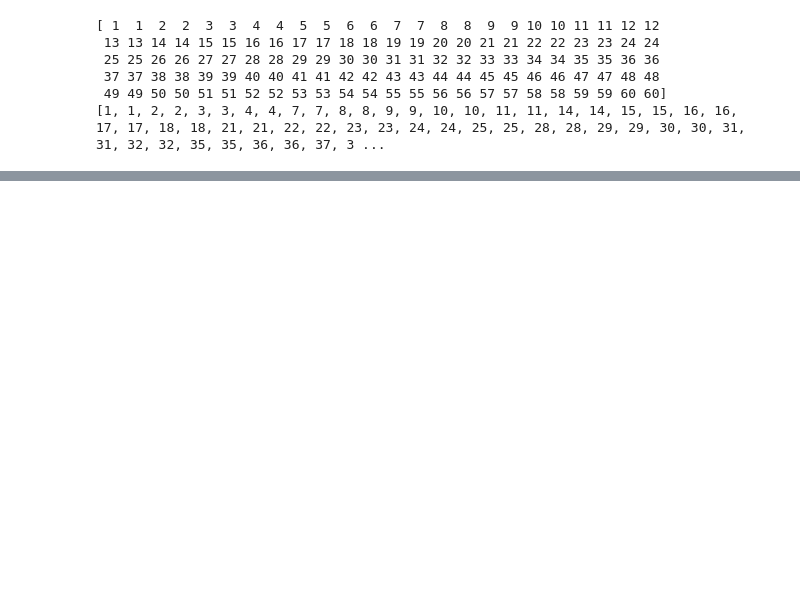
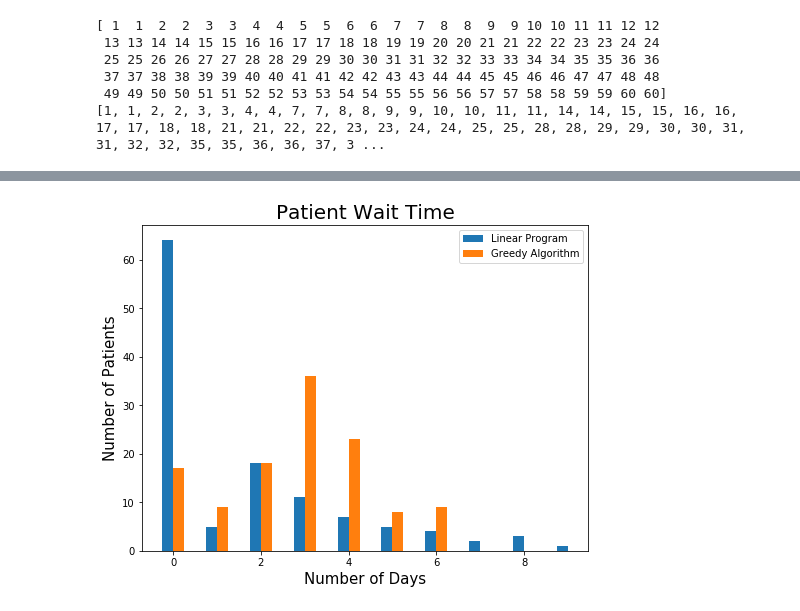
Before and after one commit to nma5214/TeamMayo, a Jupyter notebook: Greedy/Greedy_schedule_1.ipynb, the cells around one changed output, grey strips where cells are left out. Cells and saved outputs as stored; diff of their text form; code cells hidden in the pictures; blank space fills up the shorter version.

```diff
--- a/Greedy/Greedy_schedule_1.ipynb
+++ b/Greedy/Greedy_schedule_1.ipynb
@@ -539,0 +617,16 @@ Counter({0: 17, 1: 9, 2: 18, 3: 36, 4: 23, 5: 8, 6: 9})
+# %%
+#This code block is used to compare the wait times of a run from the linear program (given by wait_time_lp) and the
+#greedy algorithm on the same plot.
+wait_time_lp = [2.0, 0.0, 0.0, 0.0, 0.0, 0.0, 0.0, 0.0, 0.0, 0.0, 0.0, 0.0, 0.0, 0.0, 3.0, 0.0, 0.0, 0.0, 0.0, 0.0, 1.0, 0.0, 1.0, 0.0, 0.0, 2.0, 2.0, 3.0, 0.0, -0.0, 0.0, 0.0, 3.0, 3.0, 0.0, 0.0, 0.0, 1.0, 0.0, 2.0, 0.0,0.0, 4.0, 0.0, 2.0, 2.0, 8.0, 0.0, 0.0, 0.0, 5.0, 3.0, 2.0, 2.0, 0.0, 0.0, 2.0, 5.0, 0.0, 4.0, 7.0, 5.0, 0.0, 0.0, 3.0, 2.0, 4.0, 0.0, 8.0, 4.0, 5.0, 6.0, 0.0, 1.0, 0.0, 5.0, 3.0, 2.0, 4.0, 0.0, 8.0, 6.0, 0.0, 2.0, 0.0, 0.0, 2.0, 2.0, 6.0, 0.0, 3.0, 3.0, 0.0, 4.0, 0.0, 0.0, 0.0, 0.0, 1.0, 0.0, 0.0, 4.0, 7.0, 0.0, 9.0, 2.0, 0.0, 6.0, 0.0, 0.0, 0.0, 0.0, 3.0, 0.0, 3.0, 2.0, 2.0, 2.0, 0.0,0.0]
+data2 = collections.Counter(Counter(wait_time_lp))
+plt.figure(figsize=(8,6))
+plt.bar(np.array(data2.keys())-.125, data2.values(), width=0.25, label = "Linear Program")
+plt.bar(np.array(data.keys())+.125, data.values(), width=0.25, label = "Greedy Algorithm")
+plt.xlabel("Number of Days", fontsize=15)
+plt.ylabel("Number of Patients", fontsize=15)
+plt.title("Patient Wait Time", fontsize=20)
+plt.legend(loc="best")
+plt.savefig("wait_time_bar_plot.png", transparent=True, bbox_inches='tight')
+plt.show()
+# %% [output]
+[figure, added]
```
Also changed, not shown: parts of 10 cells of this notebook.
